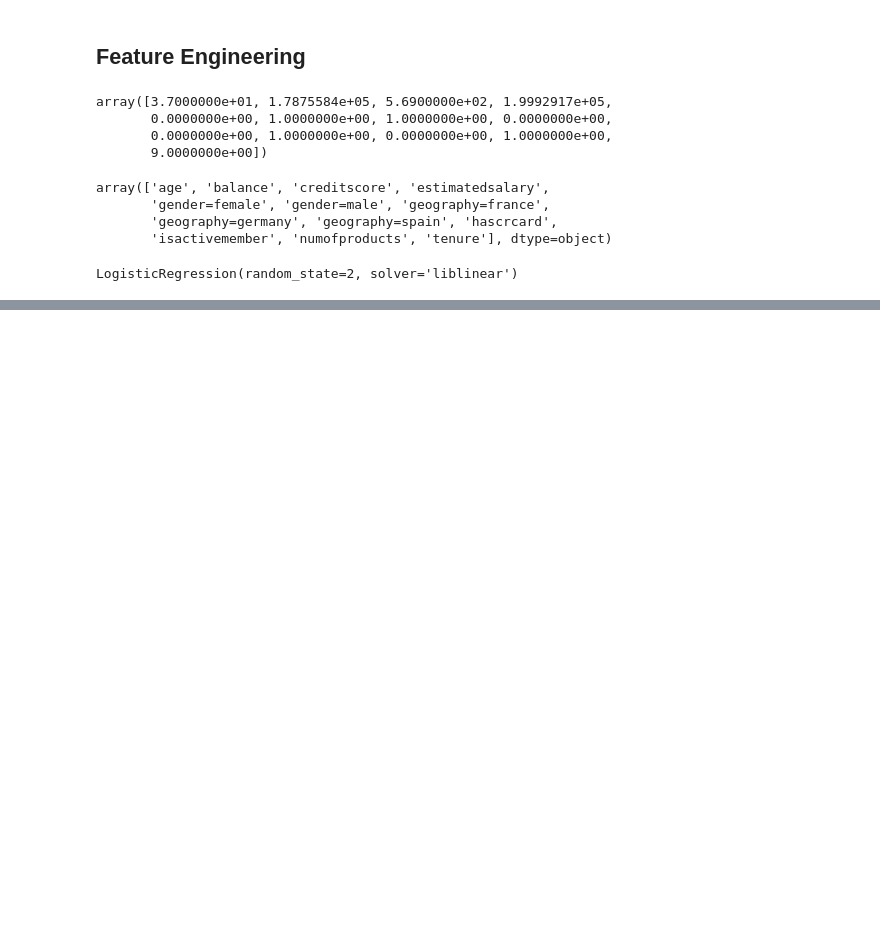
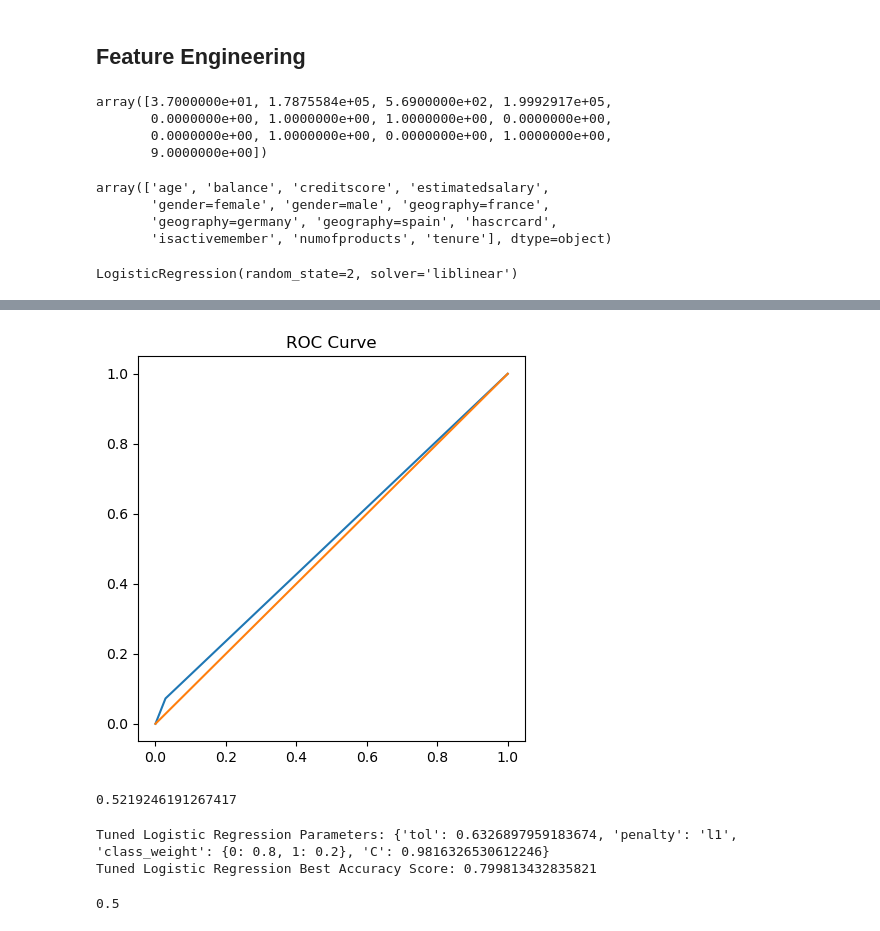
Before and after one commit to PabloJRW/churn-prediction, a Jupyter notebook: notebooks/Untitled.ipynb, the cells around one changed output, grey strips where cells are left out. Saved outputs shown, nothing was run; the diff lists cells and outputs as text; code cells hidden in the pictures; blank space fills up the shorter version.

Commit message:
modelo deficiente

```diff
--- a/notebooks/Untitled.ipynb
+++ b/notebooks/Untitled.ipynb
@@ -207,0 +260,44 @@ y_pred = model.predict(X_val)
+# %%
+fpr, tpr, thresholds = roc_curve(y_val, y_pred)
+
+plt.figure(figsize=(5,5))
+plt.title('ROC Curve')
+plt.plot(fpr, tpr)
+plt.plot([0, 1], [0,1])
+plt.show()
+# %% [output]
+[figure, added]
+# %%
+from sklearn.metrics import auc
+auc(fpr, tpr)
+# %% [output]
+0.5219246191267417
+# %%
+# Cross_Validation
+kf = KFold(n_splits=10, shuffle=True, random_state=9)
+
+logreg = LogisticRegression(solver='liblinear')
+params = {"penalty": ["l1", "l2"],
+         "tol": np.linspace(0.0001, 1.0, 50),
+         "C": np.linspace(0.1, 1.0, 50),
+         "class_weight": ["balanced", {0:0.8, 1:0.2}]}
+
+# Instantiate the RandomizedSearchCV object
+logreg_cv = RandomizedSearchCV(logreg, params, cv=kf)
+
+# Fit the data to the model
+logreg_cv.fit(X_train, y_train)
+
+# Print the tuned parameters and score
+print("Tuned Logistic Regression Parameters: {}".format(logreg_cv.best_params_))
+print("Tuned Logistic Regression Best Accuracy Score: {}".format(logreg_cv.best_score_))
+# %% [output]
+Tuned Logistic Regression Parameters: {'tol': 0.6326897959183674, 'penalty': 'l1', 'class_weight': {0: 0.8, 1: 0.2}, 'C': 0.9816326530612246}
+Tuned Logistic Regression Best Accuracy Score: 0.799813432835821
+# %%
+model = logreg_cv.best_estimator_
+y_val_pred = model.predict(X_val)
+
+roc_auc_score(y_val, y_val_pred)
+# %% [output]
+0.5
```
Also changed, not shown: parts of 5 cells of this notebook.
